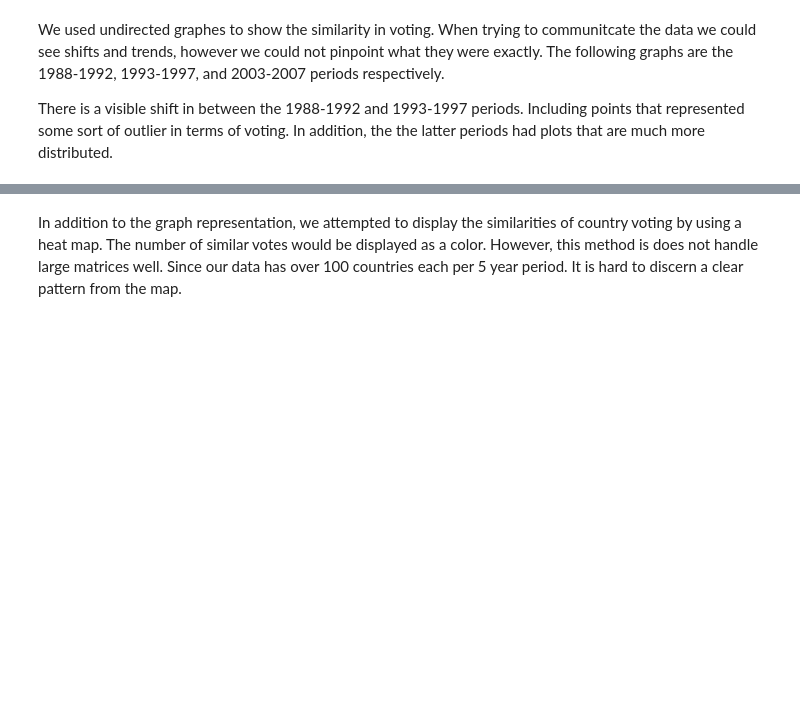
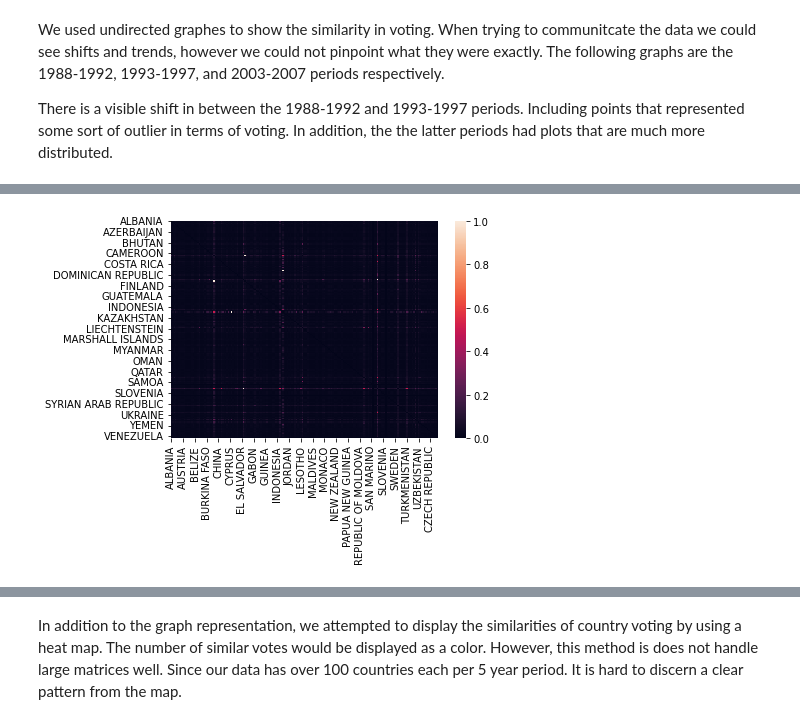
Before and after one commit to lbrown98/un-voting-patterns, a Jupyter notebook: get_un_voting_data.ipynb, the cells around one changed output, grey strips where cells are left out. Cells and saved outputs as stored; diff of their text form; code cells hidden in the pictures; blank space fills up the shorter version.

```diff
--- a/get_un_voting_data.ipynb
+++ b/get_un_voting_data.ipynb
@@ -504,3 +512,8 @@ nx.draw(G, with_labels=False, edgelist=list(), node_size = 8)
+# %%
+sns.heatmap(mtrx1993.T, fmt='d')
+plt.show()
+# %% [output]
+[figure, added]
 # %%
 G = nx.Graph()
 G = nx.from_pandas_adjacency(mtrx2003)
```
Also changed, not shown: parts of 7 cells of this notebook.
